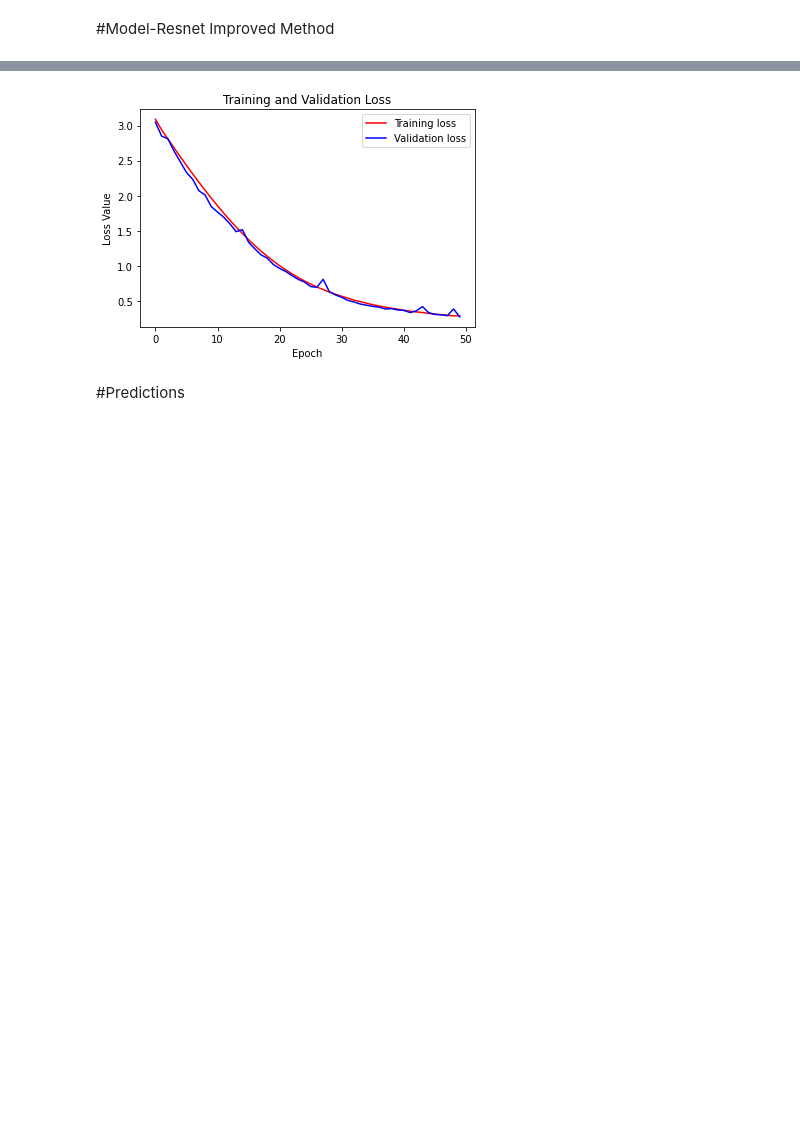
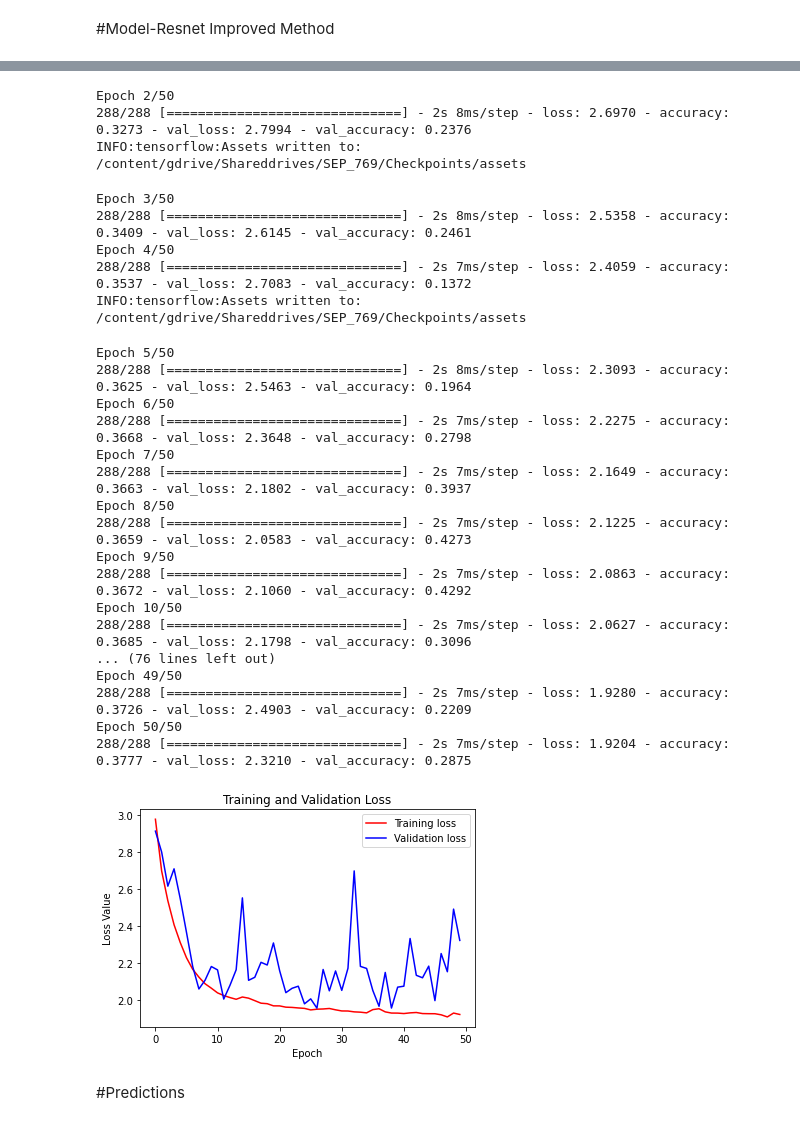
Before and after one commit to BJToor/sep769-deep-learning-project, a Jupyter notebook: DeepLearningProject_Group2.ipynb, the cells around one changed output, grey strips where cells are left out. Saved outputs shown, nothing was run; the diff lists cells and outputs as text; code cells hidden in the pictures; blank space fills up the shorter version.

```diff
--- a/DeepLearningProject_Group2.ipynb
+++ b/DeepLearningProject_Group2.ipynb
@@ -159,8 +139,9 @@ for i in range(2):
 # %% [markdown]
 #Model-Resnet Improved Method
 # %%
-EPOCHS = 75
-BATCHSIZE = 8
+EPOCHS = 50
+BATCHSIZE = 1
+
 
 
 def build_model():
@@ -197,7 +178,6 @@ def build_model():
                 'conv2_block2_3_bn',
                 'conv2_block2_add',
                 'conv2_block2_out'
-
   ]
 
 
@@ -208,21 +188,6 @@ def build_model():
   decoder = tf.keras.layers.UpSampling2D(size=(2,2))(encoder.layers[-1].output)
   decoder = tf.keras.layers.Conv2DTranspose(filters=23, kernel_size=(3,3), strides=(2,2), padding='same', output_padding=(1,1))(decoder)
   decoder = tf.keras.layers.BatchNormalization()(decoder)
-  #decoder = tf.keras.layers.Conv2DTranspose(filters=3, kernel_size=(3,3), strides=(2,2), padding='same', output_padding=(0,1))(decoder)
-  #decoder = tf.keras.layers.BatchNormalization()(decoder)
-  #decoder = tf.keras.layers.Activation(tf.keras.activations.relu)(decoder)
-  #decoder = tf.keras.layers.Conv2DTranspose(filters=256, kernel_size=(3,3), strides=(2,2), padding='same', output_padding=(1,0))(decoder)
-  #decoder = tf.keras.layers.BatchNormalization()(decoder)
-  #decoder = tf.keras.layers.Activation(tf.keras.activations.relu)(decoder)
-  #decoder = tf.keras.layers.Conv2DTranspose(filters=64, kernel_size=(3,3), strides=(2,2), padding='same', output_padding=(1,1))(decoder)
-  #decoder = tf.keras.layers.BatchNormalization()(decoder)
-  #decoder = tf.keras.layers.Activation(tf.keras.activations.relu)(decoder)
-  #decoder = tf.keras.layers.Conv2DTranspose(filters=3, kernel_size=(3,3), strides=(2,2), padding='same', output_padding=(1,1))(decoder)
-  #decoder = tf.keras.layers.BatchNormalization()(decoder)
-  #decoder = tf.keras.layers.Activation(tf.keras.activations.relu)(decoder)
-  #decoder = tf.keras.layers.Conv2DTranspose(filters=3, kernel_size=(1,1), strides=(1,1), padding='same', output_padding=(0,0))(decoder)
-  #decoder = tf.keras.layers.BatchNormalization()(decoder)
-  #decoder = tf.keras.layers.Activation(tf.keras.activations.relu)(decoder)
 
   print('\n\n\nModel Created.\n\n\n')
   model = tf.keras.Model(inputs=resnet_layers.input, outputs=decoder, name="resnet_model")
@@ -234,11 +199,11 @@ def build_model():
 model = build_model()
 loss_fn = tf.keras.losses.SparseCategoricalCrossentropy(from_logits=True)
 
+checkpoint = tf.keras.callbacks.ModelCheckpoint(filepath='/content/gdrive/Shareddrives/SEP_769/Checkpoints', monitor='val_accuracy', mode='min',save_best_only=True)
+model.compile(optimizer='adam', loss=loss_fn, metrics=['accuracy'])
 
-model.compile(optimizer="adam", loss=loss_fn, metrics=["accuracy"])
-
-
-hist = model.fit(X_train, Y_train, batch_size=BATCHSIZE, epochs=EPOCHS, validation_data=(X_val, Y_val), verbose=1)
+with tf.device('/device:GPU:0'):
+  hist = model.fit(X_train, Y_train, batch_size=BATCHSIZE, epochs=EPOCHS, validation_data=(X_val, Y_val), verbose=1, callbacks=[checkpoint])
 loss = hist.history['loss']
 val_loss = hist.history['val_loss']
 epochs = range(EPOCHS)
@@ -272,4 +227,29 @@ Epoch 50/50
+Epoch 2/50
+288/288 [==============================] - 2s 8ms/step - loss: 2.6970 - accuracy: 0.3273 - val_loss: 2.7994 - val_accuracy: 0.2376
+INFO:tensorflow:Assets written to: /content/gdrive/Shareddrives/SEP_769/Checkpoints/assets
+Epoch 3/50
+288/288 [==============================] - 2s 8ms/step - loss: 2.5358 - accuracy: 0.3409 - val_loss: 2.6145 - val_accuracy: 0.2461
+Epoch 4/50
+288/288 [==============================] - 2s 7ms/step - loss: 2.4059 - accuracy: 0.3537 - val_loss: 2.7083 - val_accuracy: 0.1372
+INFO:tensorflow:Assets written to: /content/gdrive/Shareddrives/SEP_769/Checkpoints/assets
+Epoch 5/50
+288/288 [==============================] - 2s 8ms/step - loss: 2.3093 - accuracy: 0.3625 - val_loss: 2.5463 - val_accuracy: 0.1964
+Epoch 6/50
+288/288 [==============================] - 2s 7ms/step - loss: 2.2275 - accuracy: 0.3668 - val_loss: 2.3648 - val_accuracy: 0.2798
+Epoch 7/50
+288/288 [==============================] - 2s 7ms/step - loss: 2.1649 - accuracy: 0.3663 - val_loss: 2.1802 - val_accuracy: 0.3937
+Epoch 8/50
+288/288 [==============================] - 2s 7ms/step - loss: 2.1225 - accuracy: 0.3659 - val_loss: 2.0583 - val_accuracy: 0.4273
+Epoch 9/50
+288/288 [==============================] - 2s 7ms/step - loss: 2.0863 - accuracy: 0.3672 - val_loss: 2.1060 - val_accuracy: 0.4292
+Epoch 10/50
+288/288 [==============================] - 2s 7ms/step - loss: 2.0627 - accuracy: 0.3685 - val_loss: 2.1798 - val_accuracy: 0.3096
+... (76 lines left out)
+Epoch 49/50
+288/288 [==============================] - 2s 7ms/step - loss: 1.9280 - accuracy: 0.3726 - val_loss: 2.4903 - val_accuracy: 0.2209
+Epoch 50/50
+288/288 [==============================] - 2s 7ms/step - loss: 1.9204 - accuracy: 0.3777 - val_loss: 2.3210 - val_accuracy: 0.2875
-[figure, old version]
+[figure, new version]
 # %% [markdown]
 #Predictions
 # %%
```
Also changed, not shown: parts of 3 cells of this notebook.
